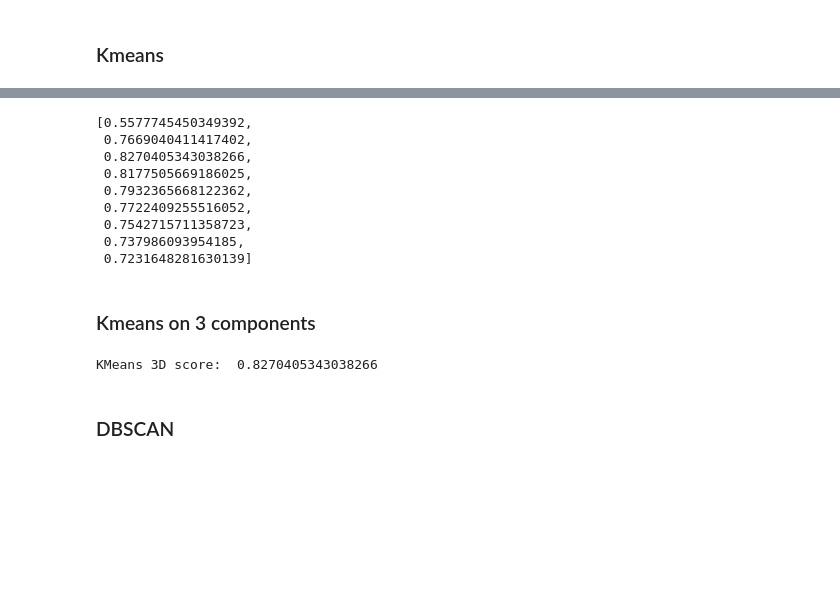
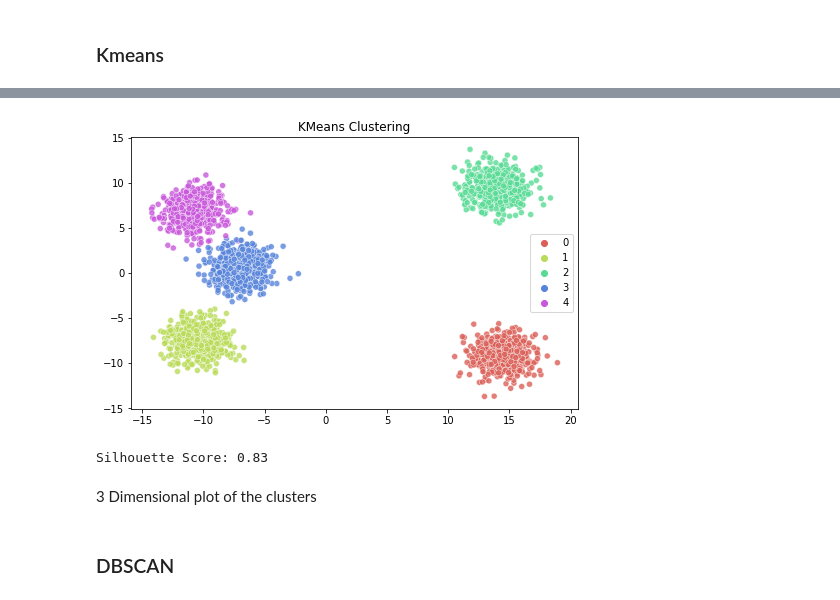
Before and after one commit to Ilan-v/Intro2DS_2022, a Jupyter notebook: clustering.ipynb, the cells around one changed output, grey strips where cells are left out. Saved outputs shown, nothing was run; the diff lists cells and outputs as text; code cells hidden in the pictures; blank space fills up the shorter version.

```diff
--- a/clustering.ipynb
+++ b/clustering.ipynb
@@ -201,14 +183,0 @@ for i in range(1,pca_result.shape[1]):
-# %%
-scores
-# %% [output]
-[0.5577745450349392,
- 0.7669040411417402,
- 0.8270405343038266,
- 0.8177505669186025,
- 0.7932365668122362,
- 0.7722409255516052,
- 0.7542715711358723,
- 0.737986093954185,
- 0.7231648281630139]
-# %% [markdown]
-### Kmeans on 3 components
@@ -234,5 +184,9 @@ fig.show()
-# %%
-score_3d = silhouette_score(pca_3d, clusters)
-print('KMeans 3D score: ', score_3d)
-# %% [output]
-KMeans 3D score:  0.8270405343038266
+# %%
+# plot the results
+plot_clusters_2D(pca_data, clusters, 'KMeans Clustering')
+print(f'Silhouette Score: {round(silhouette_score(pca_data, clusters),2)}')
+# %% [output]
+[figure, added]
+Silhouette Score: 0.83
+# %% [markdown]
+3 Dimensional plot of the clusters
```
Also changed, not shown: parts of 29 cells of this notebook, 1 other file.
